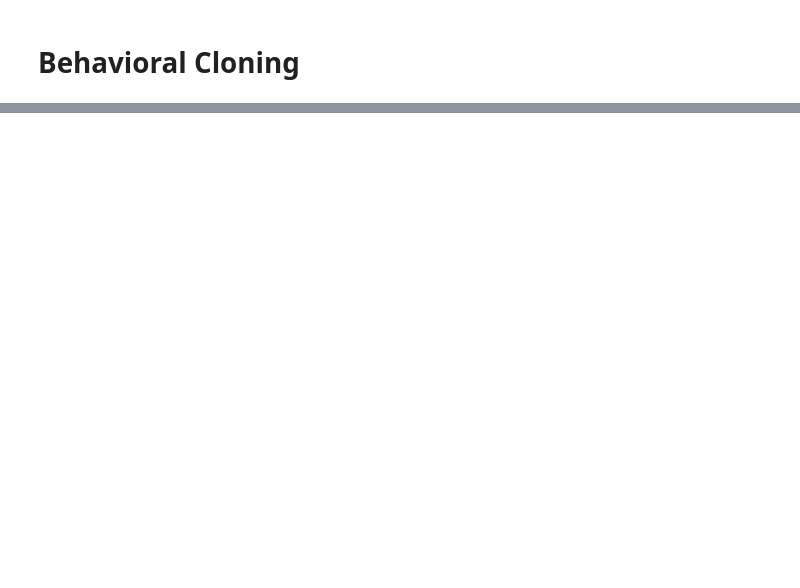
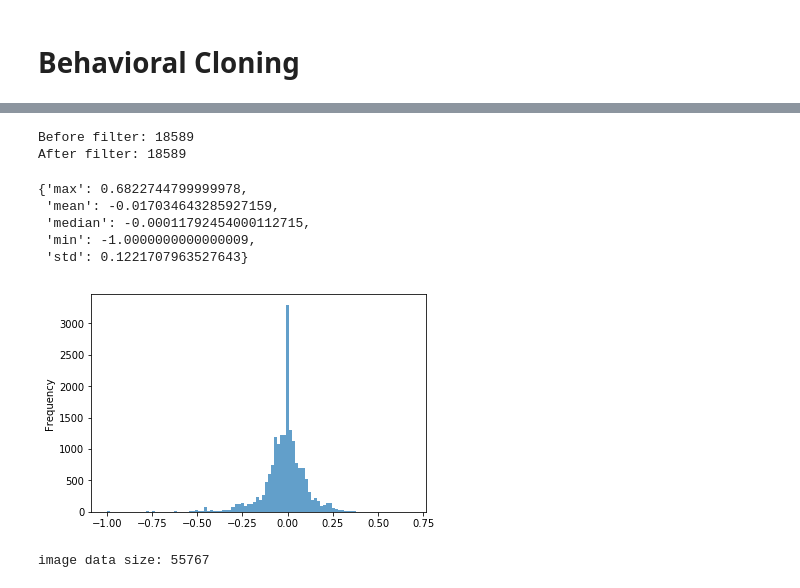
Before and after one commit to dzorlu/sdc, a Jupyter notebook: behavioral_cloning/Behavioral Cloning.ipynb, the cells around one changed output, grey strips where cells are left out. Saved outputs shown, nothing was run; the diff lists cells and outputs as text; code cells hidden in the pictures; blank space fills up the shorter version.

```diff
--- a/behavioral_cloning/Behavioral Cloning.ipynb
+++ b/behavioral_cloning/Behavioral Cloning.ipynb
@@ -66,0 +88,51 @@ driving_log.head()
+# %%
+# Removing straight angles now
+keep_straight_p = 1
+keep = lambda x: True if np.random.random() < keep_straight_p or x != 0 else False
+driving_log['is_kept'] = driving_log.steering_angle.apply(keep)
+print("Before filter: {}".format(driving_log.shape[0]))
+filtered_driving_log = driving_log[driving_log['is_kept']]
+print("After filter: {}".format(filtered_driving_log.shape[0]))
+# %% [output]
+Before filter: 18589
+After filter: 18589
+# %%
+# Ground truth processing after smoothing & filtering
+filtered_driving_log.smooth_steering_angle.plot.hist(alpha=0.7,bins=100)
+_summary = {'mean':filtered_driving_log.steering_angle.mean(),
+'median':filtered_driving_log.smooth_steering_angle.median(),
+'max':filtered_driving_log.smooth_steering_angle.max(),
+'min':filtered_driving_log.smooth_steering_angle.min(),
+'std': filtered_driving_log.smooth_steering_angle.std()}
+_summary
+# %% [output]
+{'max': 0.6822744799999978,
+ 'mean': -0.017034643285927159,
+ 'median': -0.00011792454000112715,
+ 'min': -1.0000000000000009,
+ 'std': 0.1221707963527643}
+[figure, added]
+# %%
+# adjust the steering angle heuristicly
+# filter instances of straight driving
+# create a mapping from imagenames to angles
+# Take the smoothed angle
+f = lambda x: "".join(x.split("/")[-1])
+correction = 0.25
+center = pd.DataFrame({'image': filtered_driving_log['center_image'].apply(f), 'steering_angle': filtered_driving_log['smooth_steering_angle']})
+left = pd.DataFrame({'image': filtered_driving_log['left_image'].apply(f), 'steering_angle': filtered_driving_log['smooth_steering_angle'] + correction })
+right = pd.DataFrame({'image': filtered_driving_log['right_image'].apply(f), 'steering_angle': filtered_driving_log['smooth_steering_angle'] - correction})
+
+steering_angles = pd.concat([center, left, right])
+target_map = pd.Series(steering_angles.steering_angle.values,index=steering_angles.image).to_dict()
+print("image data size: {}".format(len(target_map)))
+
+_dir = "data/IMG/"
+
+# Assert # images == # of annotated images
+file_names = os.listdir(_dir)
+assert len(target_map) == len(file_names)
+# No NaNs in the target data
+assert sum(np.isnan(np.fromiter(iter(target_map.values()), dtype=float))) == 0
+# %% [output]
+image data size: 55767
```
Also changed, not shown: parts of 21 cells of this notebook, 1 other file.
